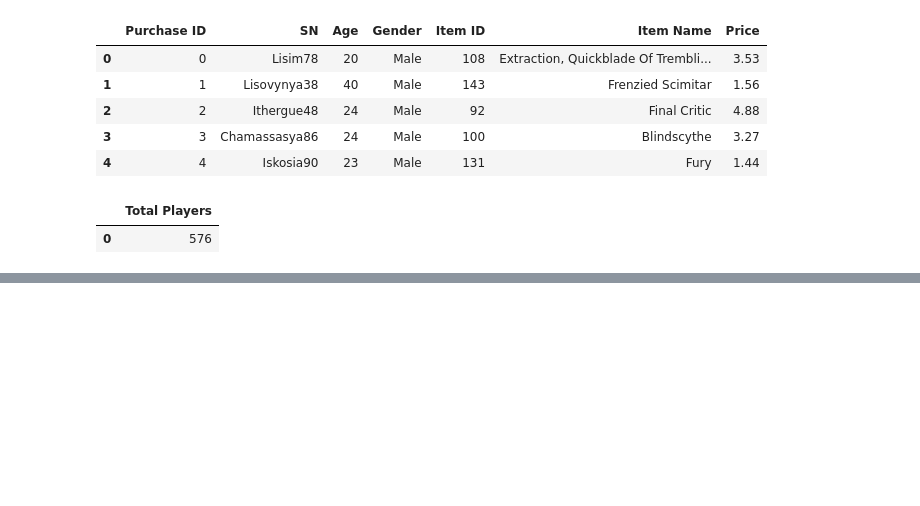
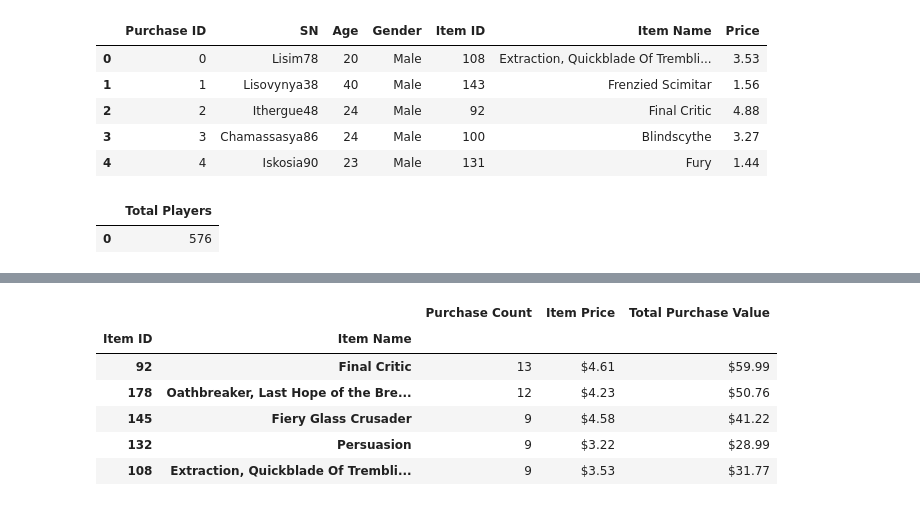
Before and after one commit to kamanzim/pandas-challenge, a Jupyter notebook: HeroesOfPymoli/HeroesOfPymoli_HW.ipynb, the cells around one changed output, grey strips where cells are left out. Drawn from its saved outputs; the diff is of its cells as text; code cells hidden in the pictures; blank space fills up the shorter version.

```diff
--- a/HeroesOfPymoli/HeroesOfPymoli_HW.ipynb
+++ b/HeroesOfPymoli/HeroesOfPymoli_HW.ipynb
@@ -131,0 +303,48 @@ table5_df.style.format('${0:,.2f}')
+# %%
+# Grouping data by Item ID and Item Name using the groupby function ("mpi" for Most Popular Items)
+# Calculating the purchase count of most popular items (pc2) using the count function
+# Converting Series to DataFrame
+# Renaming column "Purchase Count" using the rename function
+mpi = hop_df.groupby(["Item ID", "Item Name"])
+pc2 = mpi['Price'].count()
+pc2_df = pc2.to_frame()
+pc2_df.rename(columns= {'Price': 'Purchase Count'}, inplace = True)
+
+# Calculating the Item price of the most popular items (ip) using the mean function
+# Converting Series to DataFrame
+# Renaming column "Item Price" using the rename function
+# Rounding values to 2 decimal places using the round function
+ip = mpi['Price'].mean()
+ip_df = ip.to_frame()
+ip_df.rename(columns= {'Price': 'Item Price'}, inplace = True)
+ip_df['Item Price'] = ip_df['Item Price'].round(2)
+
+# Calculating the total purchase value of the most popular items (tpv2) using the sum function
+# Converting Series to DataFrame
+# Renaming column "Total Purchase Value" using the rename function
+# Rounding values to 2 decimal places using the round function
+
+tpv2 = mpi['Price'].sum()
+tpv2_df = tpv2.to_frame()
+tpv2_df.rename(columns= {'Price': 'Total Purchase Value'}, inplace = True)
+tpv2_df['Total Purchase Value'] = tpv2_df['Total Purchase Value'].round(2)
+
+# Merging above DataFrames
+merge_mpi1_df = pd.merge(pc2_df, ip_df, left_index=True, right_index=True)
+merge_mpi2_df = pd.merge(merge_mpi1_df, tpv2_df, left_index=True, right_index=True)
+
+# Sorting the Purchase Count column in descending order
+sorted_merge_mpi2_df = merge_mpi2_df.sort_values(by='Purchase Count', ascending=False).head(5)
+
+# Formatting the item price and the total purchase value by converting integers to strings and adding the $ sign before each value (in the sorted DataFrame)
+sorted_merge_mpi2_df['Item Price'] ='$' +sorted_merge_mpi2_df['Item Price'].astype(str)
+sorted_merge_mpi2_df['Total Purchase Value'] ='$' +sorted_merge_mpi2_df['Total Purchase Value'].astype(str)
+sorted_merge_mpi2_df.head()
+# %% [output]
+|  |  | Purchase Count | Item Price | Total Purchase Value |
+| Item ID | Item Name |  |  |  |
+| 92 | Final Critic | 13 | $4.61 | $59.99 |
+| 178 | Oathbreaker, Last Hope of the Bre... | 12 | $4.23 | $50.76 |
+| 145 | Fiery Glass Crusader | 9 | $4.58 | $41.22 |
+| 132 | Persuasion | 9 | $3.22 | $28.99 |
+| 108 | Extraction, Quickblade Of Trembli... | 9 | $3.53 | $31.77 |
```
Also changed, not shown: parts of 16 cells of this notebook.
